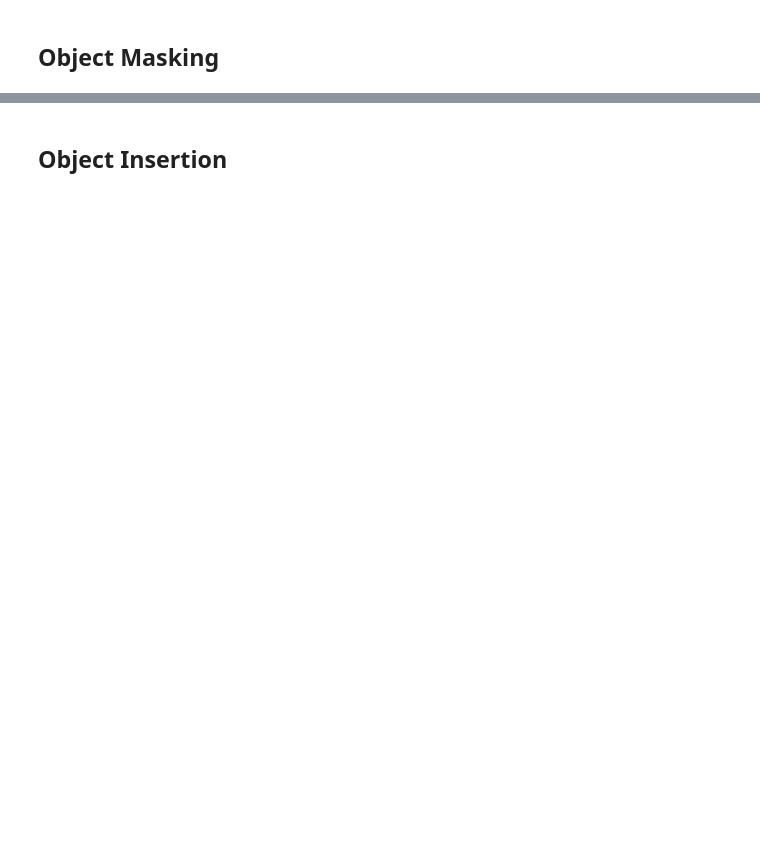
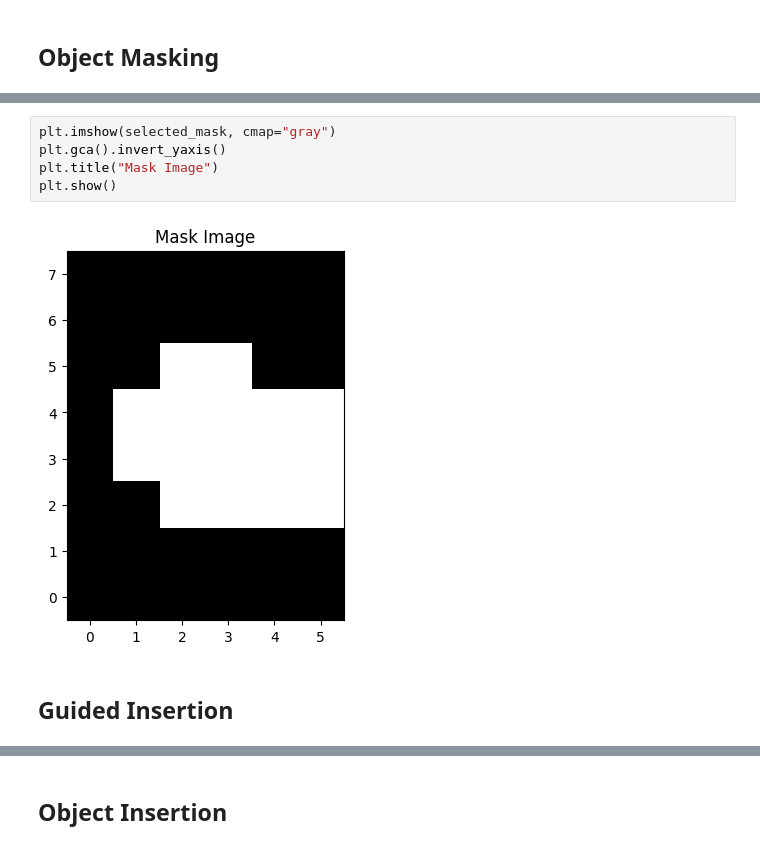
Before and after one commit to ElanoBeer/synthetic-satellite-pipeline, a Jupyter notebook: notebooks/pipeline_overview.ipynb, the cells around one changed output, grey strips where cells are left out. Cells and saved outputs as stored; diff of their text form; blank space fills up the shorter version.

```diff
--- a/notebooks/pipeline_overview.ipynb
+++ b/notebooks/pipeline_overview.ipynb
@@ -91,0 +116,9 @@ plt.show()
+# %%
+plt.imshow(selected_mask, cmap="gray")
+plt.gca().invert_yaxis()
+plt.title("Mask Image")
+plt.show()
+# %% [output]
+[figure, added]
+# %% [markdown]
+## Guided Insertion
```
Also changed, not shown: parts of 16 cells of this notebook.
